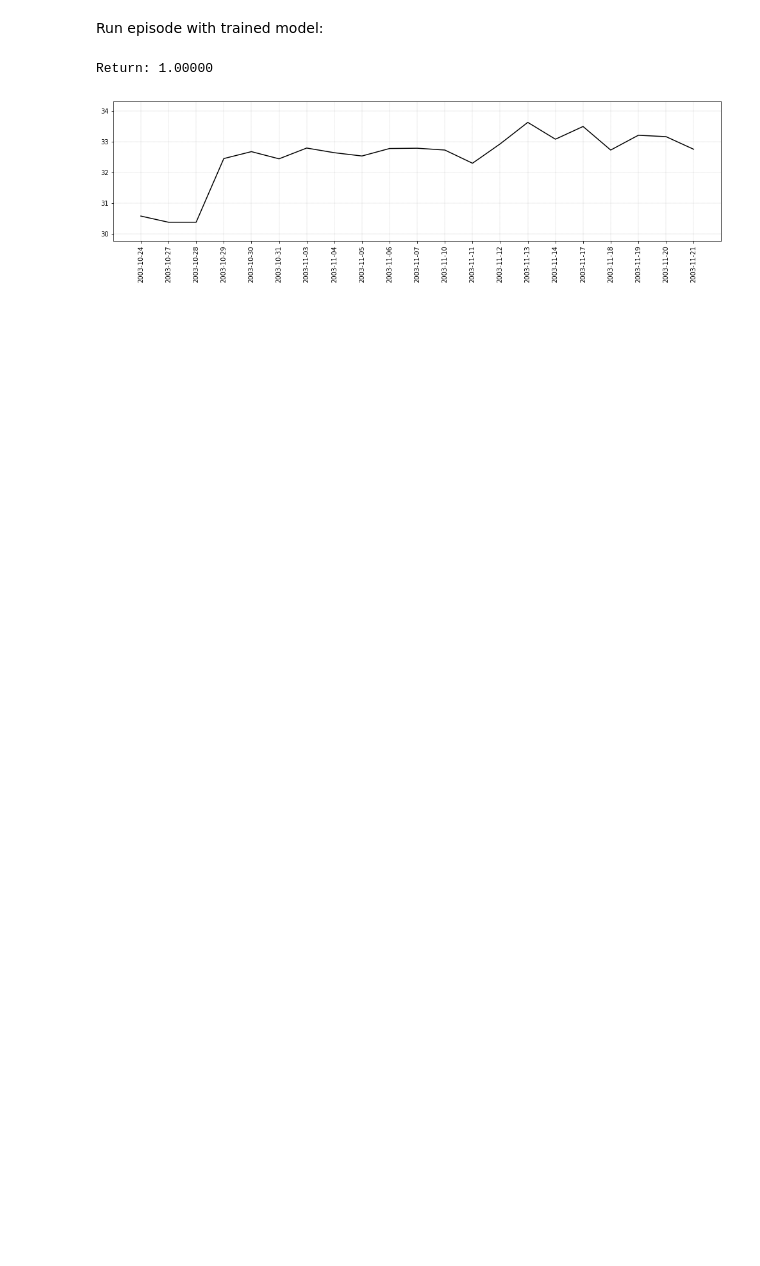
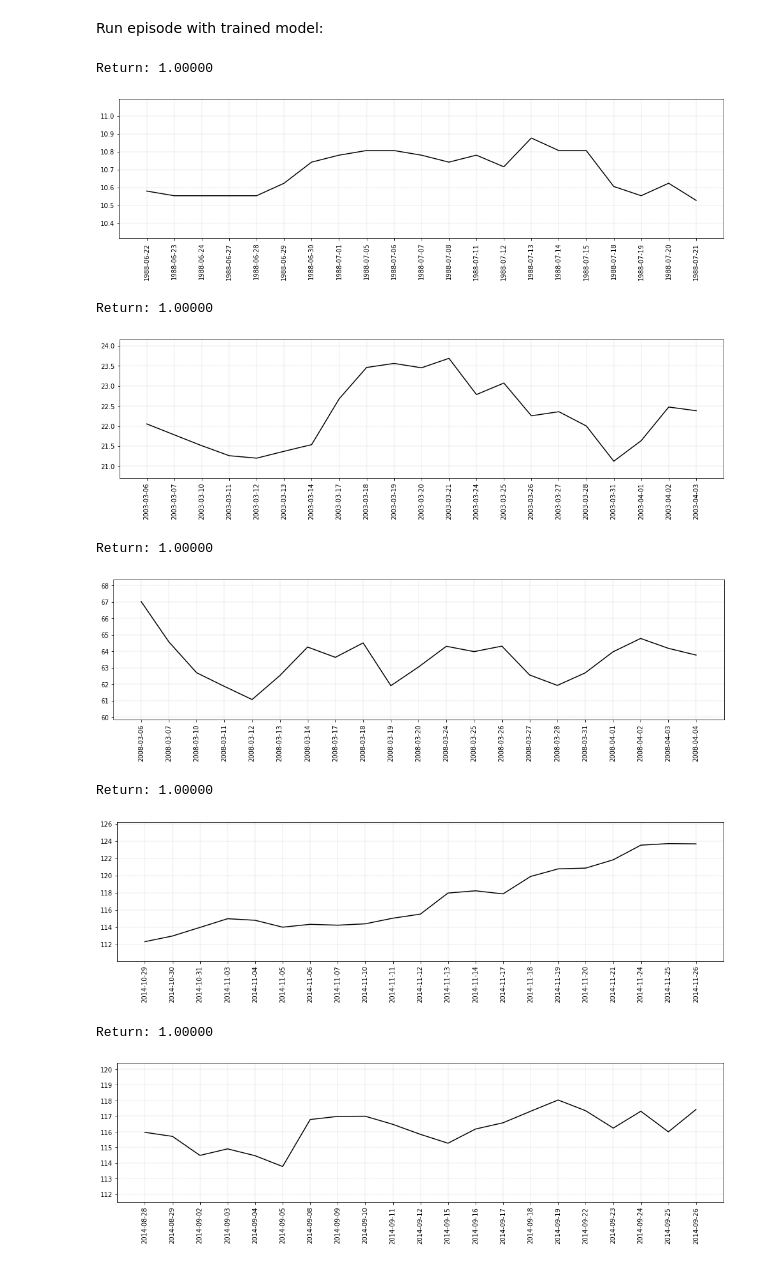
Before and after one commit to alexkapele/stocks_rl, a Jupyter notebook: stocks_RL.ipynb, the cells around one changed output. Drawn from its saved outputs; the diff is of its cells as text; code cells hidden in the pictures; blank space fills up the shorter version.

```diff
--- a/stocks_RL.ipynb
+++ b/stocks_RL.ipynb
@@ -471,8 +491,19 @@ def run_episode(env):
 
     plt.show()
     return plt_df
-# %%
-plt_df = run_episode(env)
-# %% [output]
-Return: 1.00000
-[figure, removed]
+# %%
+episode_count = 20
+
+for i in range(episode_count):
+    run_episode(env)
+# %% [output]
+Return: 1.00000
+[figure, added]
+Return: 1.00000
+[figure, added]
+Return: 1.00000
+[figure, added]
+Return: 1.00000
+[figure, added]
+Return: 1.00000
+[figure, added]
```
Also changed, not shown: parts of 24 cells of this notebook.
